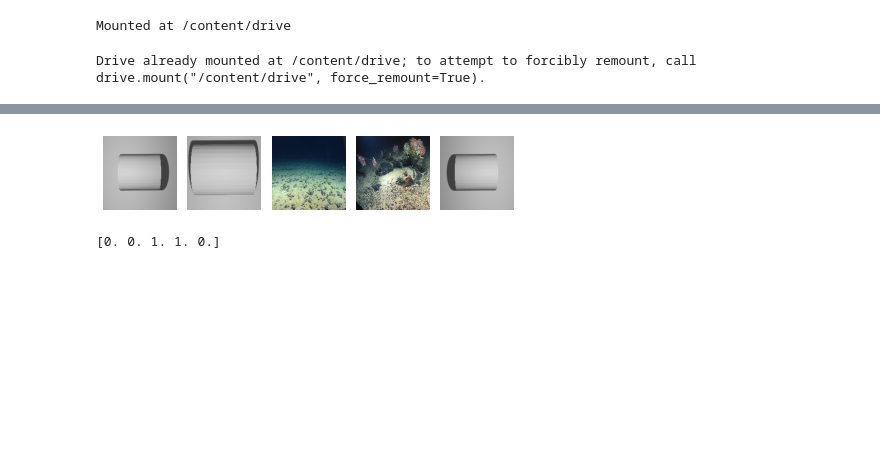
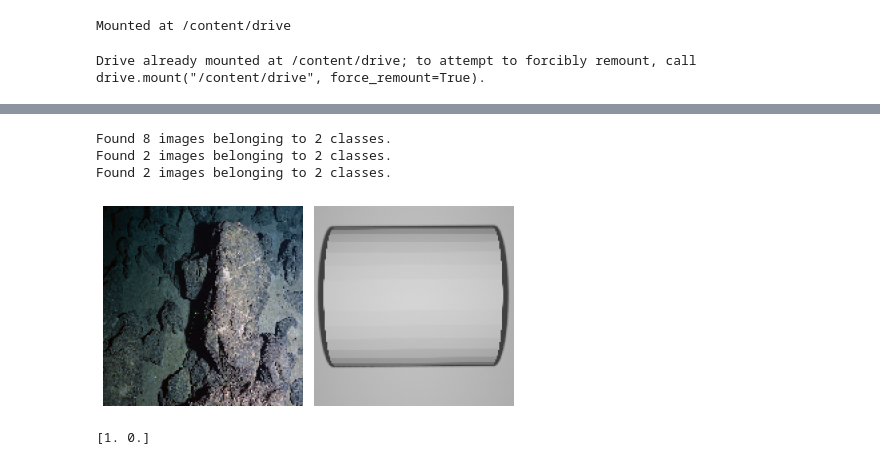
Before and after one commit to CyDevLabs/Underwater-Mine-Warfare-, a Jupyter notebook: mine_training.ipynb, the cells around one changed output, grey strips where cells are left out. Saved outputs shown, nothing was run; the diff lists cells and outputs as text; code cells hidden in the pictures; blank space fills up the shorter version.

```diff
--- a/mine_training.ipynb
+++ b/mine_training.ipynb
@@ -59,6 +23,48 @@ Found 2 images belonging to 2 classes.
+# %%
+# This code uses the ImageDataGenerator class from TensorFlow's Keras library to preprocess and load image data from the specified directory dataset_path.
+# The images are resized to the specified image_size of (150, 150) and normalized by dividing each pixel value by 255.
+
+
+image_size = (150,150)
+batch_size = 2
+
+
+# Data generators
+# The training data is divided into training and validation sets using the validation_split argument of the ImageDataGenerator, with 20% of the data set aside for validation. The training and validation sets are then loaded into train_batches and validation_batches generators, respectively, with a batch size of 7.
+# Finally, the test data is loaded into the test_batches generator, also with a batch size of 7. Note that shuffle is set to False for the test data, meaning that the data will be processed in order. It's important to ensure that the images in the dataset_path directory are properly structured and organized, with each class in a separate subdirectory. Also, make sure the dataset_path is set to the correct directory path.
+train_datagen = ImageDataGenerator(rescale=1./255, validation_split=0.2)
+
+
+train_batches = train_datagen.flow_from_directory(
+        dataset_path,
+        target_size=image_size,
+        batch_size=batch_size,
+        class_mode='binary',
+        subset='training')
+
+
+validation_batches = train_datagen.flow_from_directory(
+        dataset_path,
+        target_size=image_size,
+        batch_size=batch_size,
+        class_mode='binary',
+        subset='validation')
+
+
+test_batches = train_datagen.flow_from_directory(
+        dataset_path,
+        target_size=image_size,
+        batch_size=batch_size,
+        class_mode='binary',
+        shuffle=False,
+        subset='validation')
+# %% [output]
+Found 8 images belonging to 2 classes.
+Found 2 images belonging to 2 classes.
+Found 2 images belonging to 2 classes.
 # %%
 def plotImages(images_arr):
-    fig, axes = plt.subplots(1,5)
+    fig, axes = plt.subplots(1,2)
     axes = axes.flatten()
     for img, ax in zip(images_arr, axes):
         ax.imshow(img)
@@ -66,9 +72,9 @@ def plotImages(images_arr):
     plt.tight_layout()
     plt.show()
 # %%
-imgs, labels = train_batches[0]
+imgs, labels = train_batches[1]
 plotImages(imgs)
-print(labels[:5])
+print(labels[:2])
 # %% [output]
-[figure, old version]
+[figure, new version]
-[0. 0. 1. 1. 0.]
+[1. 0.]
```
Also changed, not shown: parts of 1 cell of this notebook.
